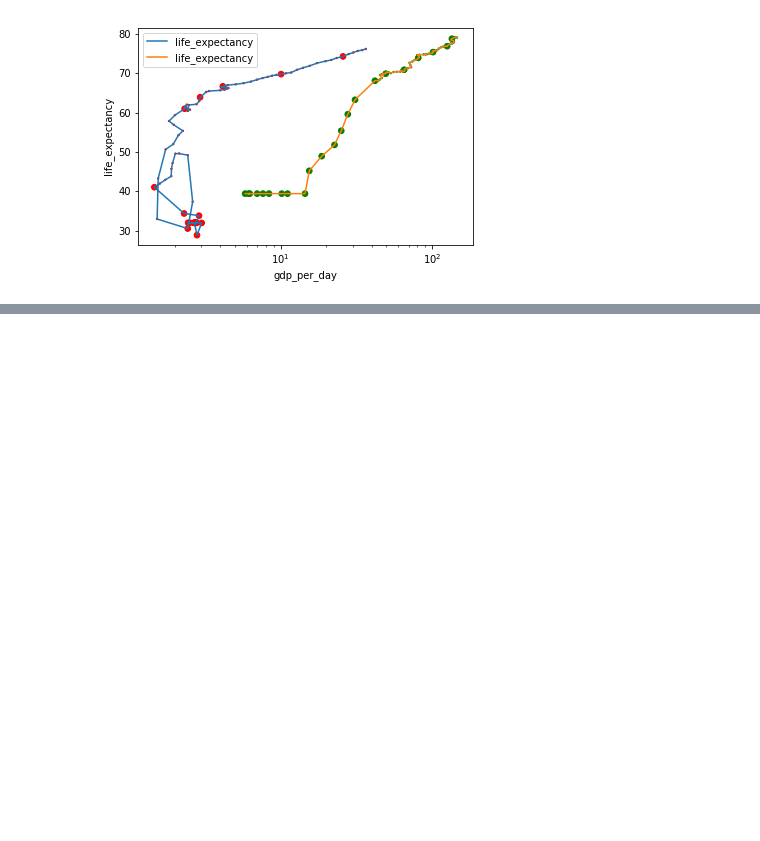
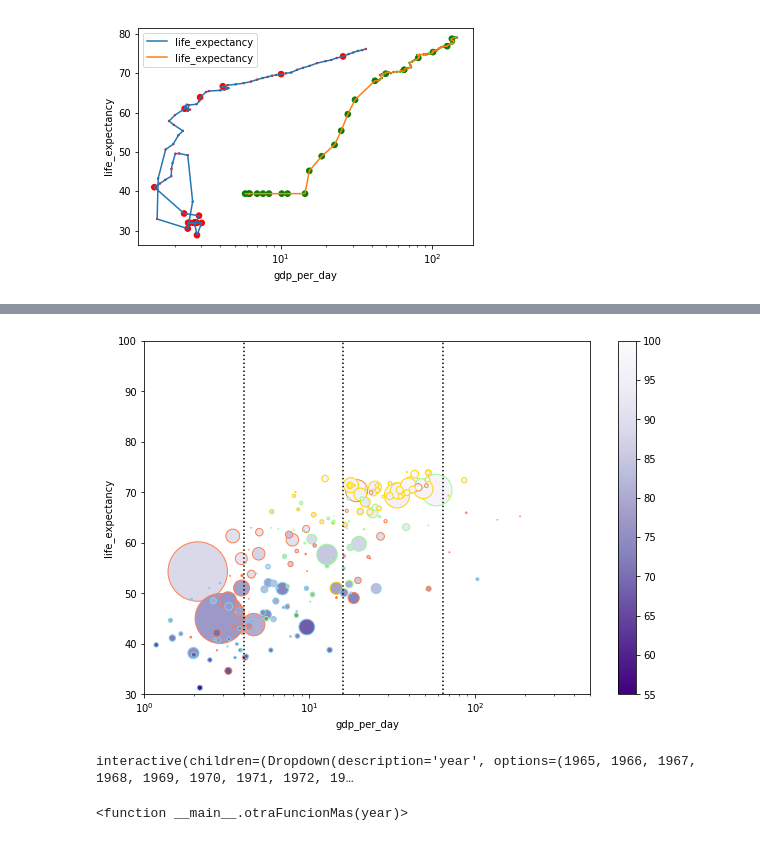
Before and after one commit to juanspinelli/main, a Jupyter notebook: Curso Pandas/EDA Gapminder.ipynb, the cells around one changed output, grey strips where cells are left out. Drawn from its saved outputs; the diff is of its cells as text; code cells hidden in the pictures; blank space fills up the shorter version.

```diff
--- a/Curso Pandas/EDA Gapminder.ipynb
+++ b/Curso Pandas/EDA Gapminder.ipynb
@@ -168,0 +220,21 @@ dataDos[dataDos.country == 'United States'].plot.line(x = "gdp_per_day", y = "li
+# %%
+def otraFuncionMas(year):
+    data = datos[datos.year == year].sort_values('population', ascending = False)
+    area = 5e-6 * data.population
+    edgecolor = data.region.map({'Africa': 'skyblue', 'Europe': 'gold', 'America': 'palegreen', 'Asia': 'coral'})
+    color = data.age5_surviving
+    data.plot.scatter('gdp_per_day', 'life_expectancy',logx=True, s= area,
+                      c = color, colormap = matplotlib.cm.get_cmap('Purples_r'), vmin = 55, vmax = 100,
+                     linewidths=1, edgecolors= edgecolor, sharex= False, figsize=(10, 6.5))
+    for level in [4, 16, 64]:
+        pp.axvline(level, linestyle=':', color='k')
+    pp.axis(xmin = 1, xmax = 500, ymin=30, ymax=100)
+# %%
+otraFuncionMas(1965)
+# %% [output]
+[figure, added]
+# %%
+interact(otraFuncionMas, year=range(1965, 2016))
+# %% [output]
+interactive(children=(Dropdown(description='year', options=(1965, 1966, 1967, 1968, 1969, 1970, 1971, 1972, 19…
+<function __main__.otraFuncionMas(year)>
```
Also changed, not shown: parts of 13 cells of this notebook, 3 other files.
